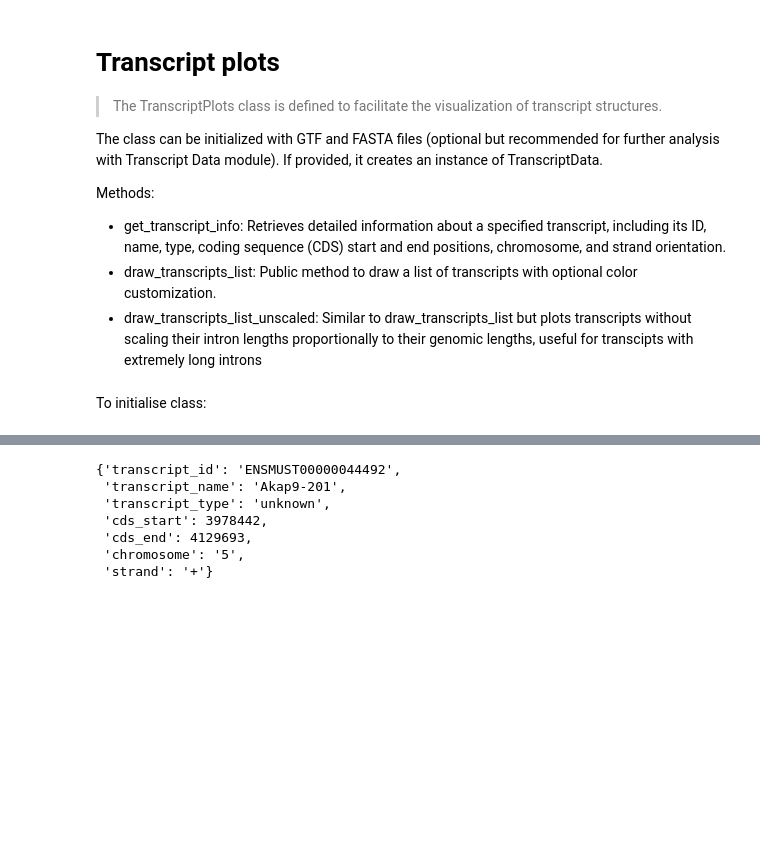
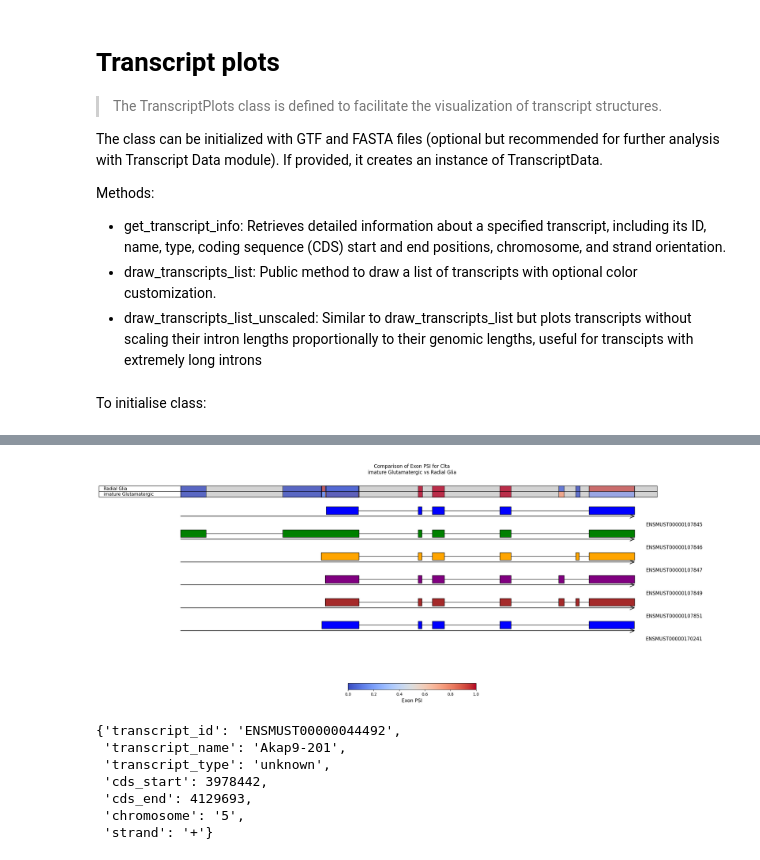
Before and after one commit to cobioda/allos, a Jupyter notebook: nbs/001_transcript_plots.ipynb, the cells around one changed output, grey strips where cells are left out. Saved outputs shown, nothing was run; the diff lists cells and outputs as text; code cells hidden in the pictures; blank space fills up the shorter version.

Commit message:
Added cell type psi comparison plots and updated the index page with some further demonstrations

```diff
--- a/nbs/001_transcript_plots.ipynb
+++ b/nbs/001_transcript_plots.ipynb
@@ -409,3 +1342,7 @@ tp = TranscriptPlots(gtf_file=gtf_file_local)
 # %%
 #| hide
 from allos.color_palette import ghibli
+# %%
+import allos.preprocessing as pp
+
+mouse_data = pp.process_mouse_data()
@@ -412,3 +1378,7 @@ from allos.color_palette import ghibli
+# %%
+tp.compare_two_celltypes_psi(adata=mouse_data, gene_name='Clta', label_column='cell_type', group1='imature Glutamatergic', group2= 'radial glia', celltype1_label='imature Glutamatergic', celltype2_label='Radial Glia')
+# %% [output]
+[figure, added]
 # %%
 tp.get_transcript_info('ENSMUST00000044492')
 # %% [output]
```
Also changed, not shown: parts of 4 cells of this notebook, 43 other files.
